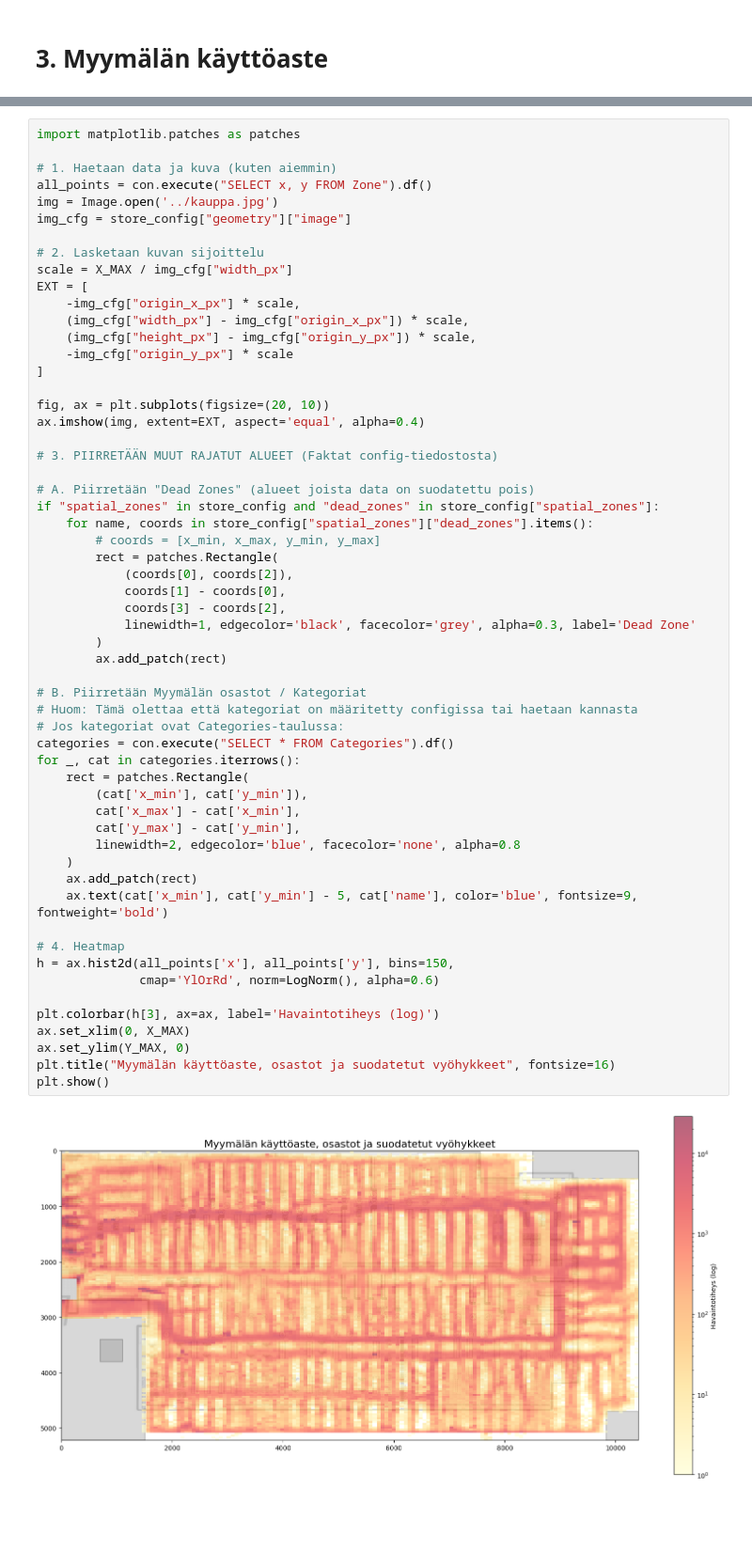
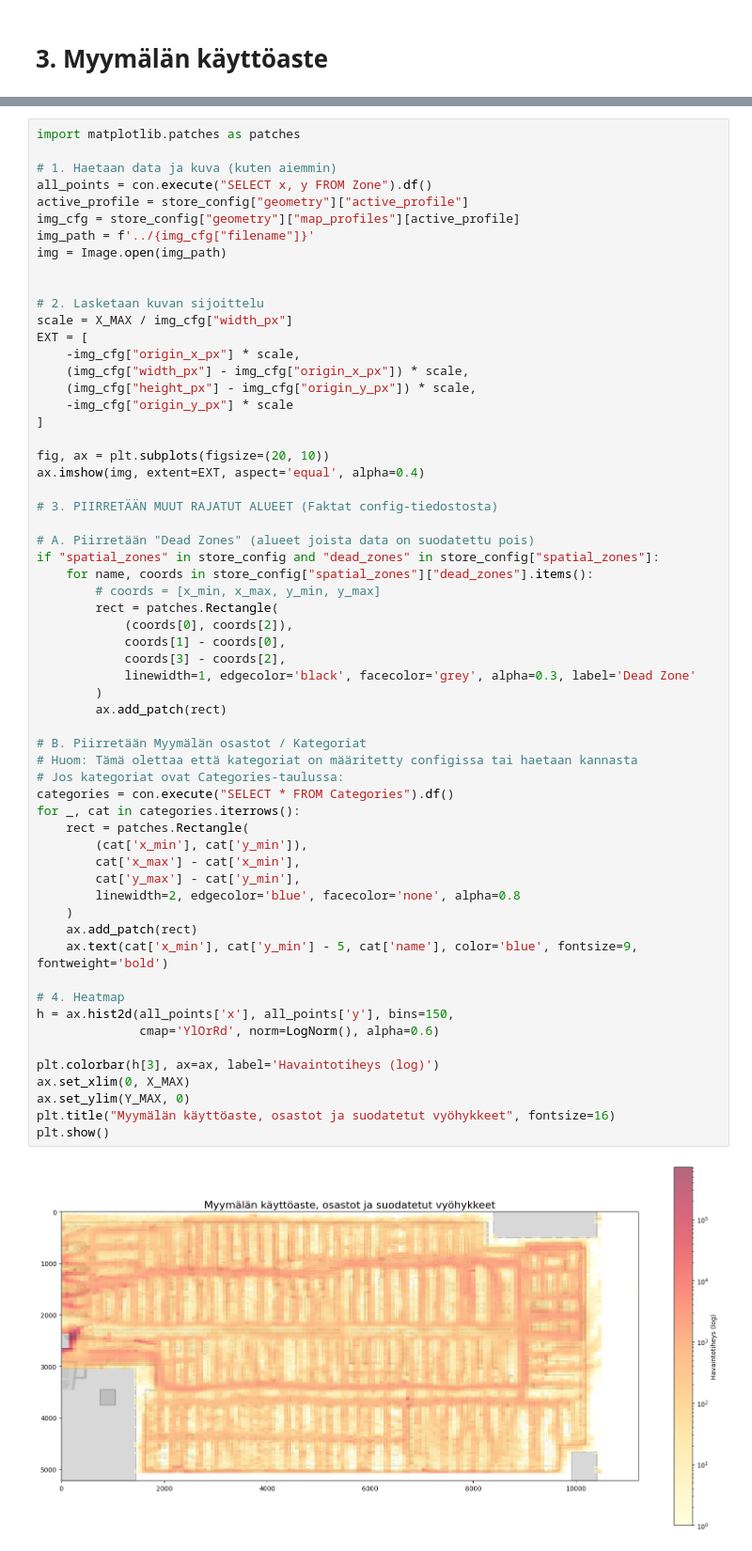
Before and after one commit to Papacker/shopping-cart-analytics, a Jupyter notebook: notebooks/duckdb_asiointianalyysi.ipynb, the cells around one changed output, grey strips where cells are left out. Shown at 94% size. Saved outputs shown, nothing was run; the diff lists cells and outputs as text; blank space fills up the shorter version.

Commit message:
Asiointianalyysi ja store_config päivitetty sekä kauppa ja kauppa_osastot kuvat

```diff
--- a/notebooks/duckdb_asiointianalyysi.ipynb
+++ b/notebooks/duckdb_asiointianalyysi.ipynb
@@ -103,8 +105,11 @@ import matplotlib.patches as patches
 
 # 1. Haetaan data ja kuva (kuten aiemmin)
 all_points = con.execute("SELECT x, y FROM Zone").df()
-img = Image.open('../kauppa.jpg')
-img_cfg = store_config["geometry"]["image"]
+active_profile = store_config["geometry"]["active_profile"]
+img_cfg = store_config["geometry"]["map_profiles"][active_profile]
+img_path = f'../{img_cfg["filename"]}'
+img = Image.open(img_path)
+
 
 # 2. Lasketaan kuvan sijoittelu
 scale = X_MAX / img_cfg["width_px"]
@@ -129,31 +134,31 @@ if "spatial_zones" in store_config and "dead_zones" in store_config["spatial_zon
             coords[1] - coords[0],
             coords[3] - coords[2],
             linewidth=1, edgecolor='black', facecolor='grey', alpha=0.3, label='Dead Zone'
         )
         ax.add_patch(rect)
 
 # B. Piirretään Myymälän osastot / Kategoriat
 # Huom: Tämä olettaa että kategoriat on määritetty configissa tai haetaan kannasta
 # Jos kategoriat ovat Categories-taulussa:
 categories = con.execute("SELECT * FROM Categories").df()
 for _, cat in categories.iterrows():
     rect = patches.Rectangle(
         (cat['x_min'], cat['y_min']),
         cat['x_max'] - cat['x_min'],
         cat['y_max'] - cat['y_min'],
         linewidth=2, edgecolor='blue', facecolor='none', alpha=0.8
     )
     ax.add_patch(rect)
     ax.text(cat['x_min'], cat['y_min'] - 5, cat['name'], color='blue', fontsize=9, fontweight='bold')
 
 # 4. Heatmap
 h = ax.hist2d(all_points['x'], all_points['y'], bins=150,
               cmap='YlOrRd', norm=LogNorm(), alpha=0.6)
 
 plt.colorbar(h[3], ax=ax, label='Havaintotiheys (log)')
 ax.set_xlim(0, X_MAX)
 ax.set_ylim(Y_MAX, 0)
 plt.title("Myymälän käyttöaste, osastot ja suodatetut vyöhykkeet", fontsize=16)
 plt.show()
 # %% [output]
-[figure, old version]
+[figure, new version]
```
Also changed, not shown: parts of 5 cells of this notebook, 3 other files.
